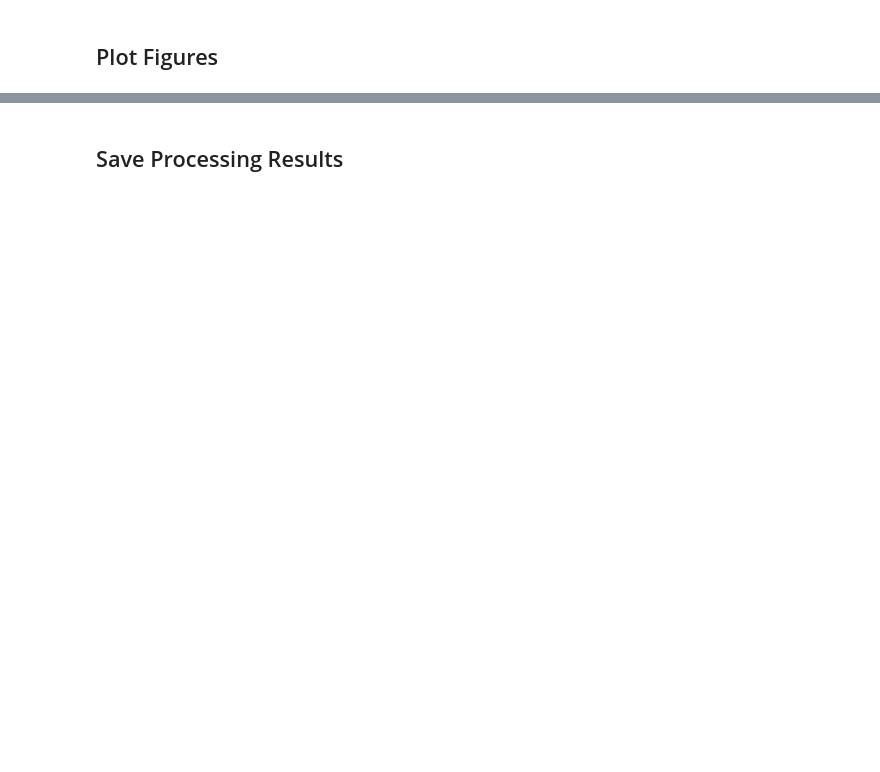
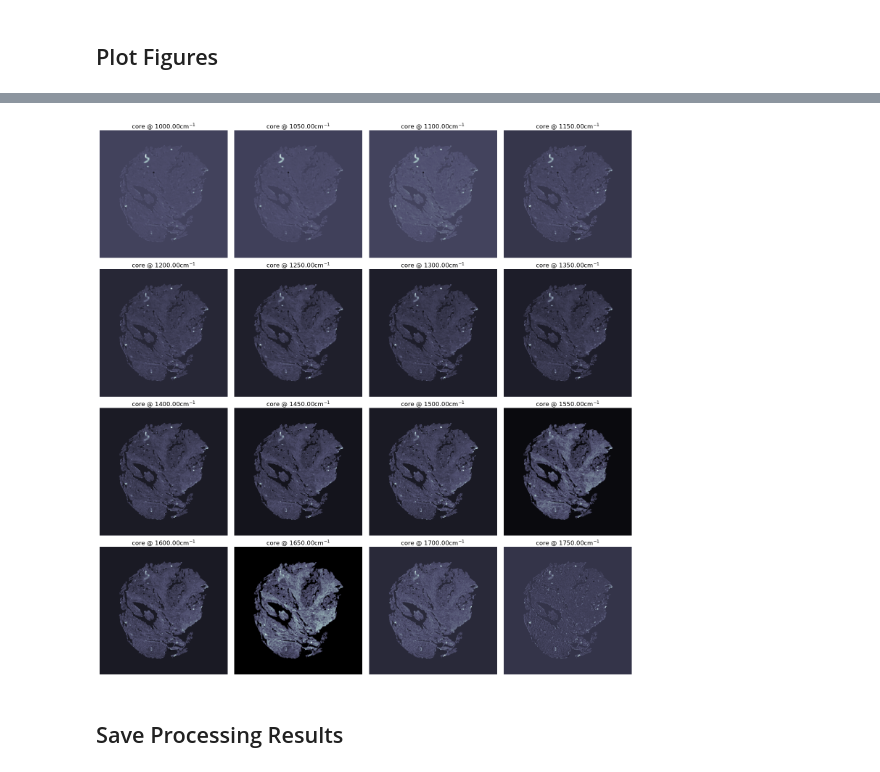
Before and after one commit to lyyraaa/IR_preprocessing, a Jupyter notebook: preprocess_image.ipynb, the cells around one changed output, grey strips where cells are left out. Saved outputs shown, nothing was run; the diff lists cells and outputs as text; code cells hidden in the pictures; blank space fills up the shorter version.

```diff
--- a/preprocess_image.ipynb
+++ b/preprocess_image.ipynb
@@ -143,3 +145,16 @@ if not is_local:
+# %%
+fig,ax = plt.subplots(4,4,figsize=(15,15.5)); ax = ax.flatten()
+wvshows = np.arange(1000,1800,50)
+for x in range(16):
+    wvidx = np.argmin(np.abs(processed_wavenumbers-wvshows[x]))
+    ax[x].matshow(ir[:,:,wvidx],cmap='bone');ax[x].set_axis_off()
+    ax[x].set_title(f"core @ {processed_wavenumbers[wvidx]:.2f}{cm}",y=0.99)
+fig.tight_layout()
+if not is_local:
+    plt.savefig(f'./sample_channels.png')
+    plt.close(fig)
+# %% [output]
+[figure, added]
 # %% [markdown]
 ## Save Processing Results
 # %%
```
Also changed, not shown: parts of 4 cells of this notebook, 3 other files.
